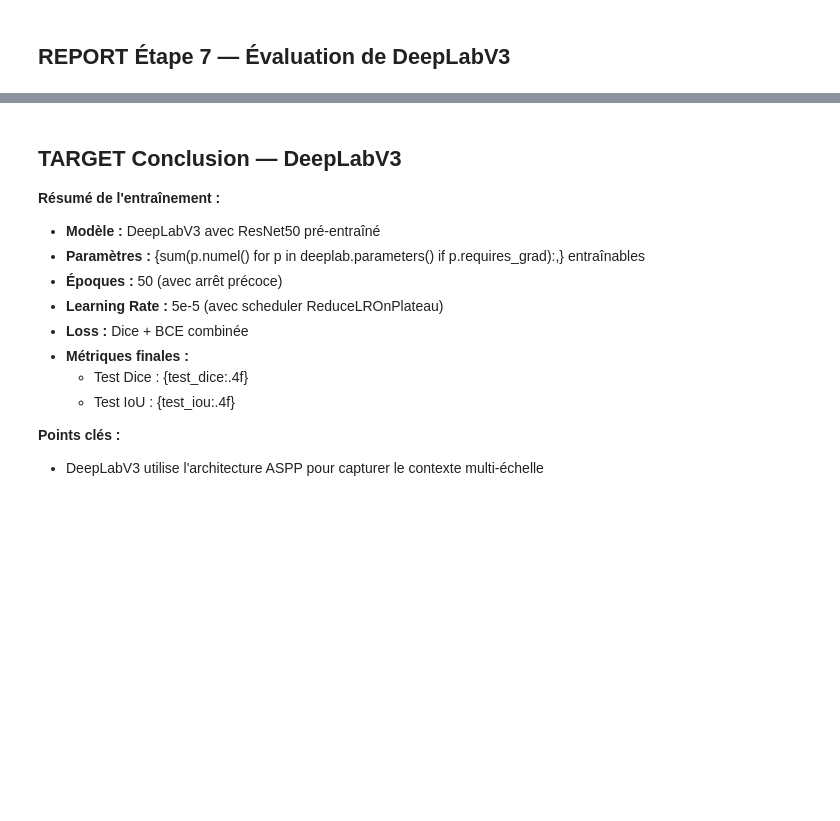
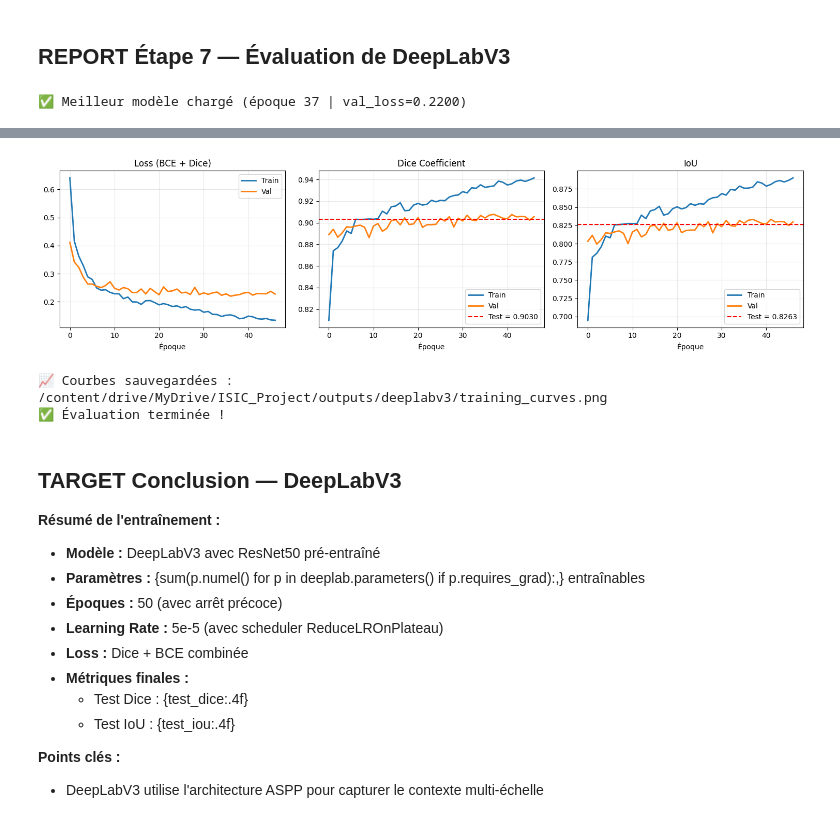
Before and after one commit to bijigunerachid/Segmentation-ISIC-, a Jupyter notebook: notebooks/deeplabv3/01_Train_DeepLabV3.ipynb, the cells around one changed output, grey strips where cells are left out. Cells and saved outputs as stored; diff of their text form; code cells hidden in the pictures; blank space fills up the shorter version.

```diff
--- a/notebooks/deeplabv3/01_Train_DeepLabV3.ipynb
+++ b/notebooks/deeplabv3/01_Train_DeepLabV3.ipynb
@@ -46,3 +50,5 @@ from albumentations.pytorch import ToTensorV2
 import cv2
 from tqdm import tqdm
 import json, time
+device = torch.device('cuda' if torch.cuda.is_available() else 'cpu')
+print(f'Device : {device}')
@@ -109,7 +120,7 @@ class DeepLabV3Wrapper(nn.Module):
     def __init__(self, out_channels=1, pretrained=True):
         super().__init__()
         weights = seg_models.DeepLabV3_ResNet50_Weights.DEFAULT if pretrained else None
-        self.model = seg_models.deeplabv3_resnet50(weights=weights, aux_loss=False)
+        self.model = seg_models.deeplabv3_resnet50(weights=weights, aux_loss=None)
         self.model.classifier[4] = nn.Conv2d(256, out_channels, kernel_size=1)
     def forward(self, x):
         out = self.model(x)['out']
@@ -274,64 +398,68 @@ print('OK Entraînement terminé !')
 ## REPORT Étape 7 — Évaluation de DeepLabV3
 # %%
 # ── Charger le meilleur modèle ──────────────────────
-checkpoint = torch.load(save_path)
+checkpoint = torch.load(save_path, map_location=device)
 deeplab.load_state_dict(checkpoint['model_state_dict'])
 deeplab.eval()
+print(f"✅ Meilleur modèle chargé (époque {checkpoint.get('epoch', '?')+1} | val_loss={checkpoint.get('loss', 0):.4f})")
 
 # ── Évaluation sur le jeu de test ────────────────────
 test_dice = 0.0
-test_iou = 0.0
-all_preds = []
-all_targets = []
+test_iou  = 0.0
+test_loss = 0.0
 
 with torch.no_grad():
     for images, masks in tqdm(test_loader, desc='Évaluation sur le test'):
         images, masks = images.to(device), masks.to(device)
         outputs = deeplab(images)
+        test_loss += criterion(outputs, masks).item()
         test_dice += dice_coeff(outputs, masks).item()
-        test_iou += iou_coeff(outputs, masks).item()
-        all_preds.append(torch.sigmoid(outputs).cpu())
-        all_targets.append(masks.cpu())
+        test_iou  += iou_coeff(outputs, masks).item()
 
-test_dice /= len(test_loader)
-test_iou /= len(test_loader)
+n = len(test_loader)
+test_loss /= n
+test_dice /= n
+test_iou  /= n
 
-print(f'REPORT DeepLabV3 - Test Dice: {test_dice:.4f} | Test IoU: {test_iou:.4f}')
+print(f'📊 REPORT DeepLabV3 — Test Loss: {test_loss:.4f} | Dice: {test_dice:.4f} | IoU: {test_iou:.4f}')
 
 # ── Sauvegarder les métriques ────────────────────────
 test_metrics = {
-    'model': 'DeepLabV3',
+    'model':     'DeepLabV3',
+    'test_loss': test_loss,
     'test_dice': test_dice,
-    'test_iou': test_iou,
-    'history': history
+    'test_iou':  test_iou,
+    'history':   history,
 }
 
-with open('outputs/deeplabv3/test_metrics.json', 'w') as f:
+metrics_path = os.path.join(OUTPUTS_DIR, 'test_metrics.json')
+with open(metrics_path, 'w') as f:
     json.dump(test_metrics, f, indent=4)
+print(f"💾 Métriques sauvegardées : {metrics_path}")
 
 # ── Tracer les courbes ───────────────────────────────
-plt.figure(figsize=(12, 4))
+fig, axes = plt.subplots(1, 3, figsize=(15, 4))
 
-plt.subplot(1, 3, 1)
-plt.plot(history['train_loss'], label='Train Loss')
-plt.plot(history['val_loss'], label='Val Loss')
-plt.title('Loss')
-plt.legend()
+axes[0].plot(history['train_loss'], label='Train', linewidth=2)
+axes[0].plot(history['val_loss'],   label='Val',   linewidth=2)
+axes[0].set_title('Loss (BCE + Dice)'); axes[0].set_xlabel('Époque'); axes[0].legend(); axes[0].grid(alpha=0.3)
 
-plt.subplot(1, 3, 2)
-plt.plot(history['train_dice'], label='Train Dice')
-plt.plot(history['val_dice'], label='Val Dice')
-plt.title('Dice Coefficient')
-plt.legend()
+axes[1].plot(history['train_dice'], label='Train', linewidth=2)
+axes[1].plot(history['val_dice'],   label='Val',   linewidth=2)
+axes[1].axhline(test_dice, color='red', linestyle='--', label=f'Test = {test_dice:.4f}')
+axes[1].set_title('Dice Coefficient'); axes[1].set_xlabel('Époque'); axes[1].legend(); axes[1].grid(alpha=0.3)
 
-plt.subplot(1, 3, 3)
-plt.plot(history['train_iou'], label='Train IoU')
-plt.plot(history['val_iou'], label='Val IoU')
-plt.title('IoU')
-plt.legend()
+axes[2].plot(history['train_iou'], label='Train', linewidth=2)
+axes[2].plot(history['val_iou'],   label='Val',   linewidth=2)
+axes[2].axhline(test_iou, color='red', linestyle='--', label=f'Test = {test_iou:.4f}')
+axes[2].set_title('IoU'); axes[2].set_xlabel('Époque'); axes[2].legend(); axes[2].grid(alpha=0.3)
 
 plt.tight_layout()
-plt.savefig('outputs/deeplabv3/training_curves.png', dpi=300, bbox_inches='tight')
+curves_path = os.path.join(OUTPUTS_DIR, 'training_curves.png')
+plt.savefig(curves_path, dpi=300, bbox_inches='tight')
 plt.show()
+print(f"📈 Courbes sauvegardées : {curves_path}")
 
-print('OK Évaluation terminée !')
+print('✅ Évaluation terminée !')
+# %% [output]
+✅ Meilleur modèle chargé (époque 37 | val_loss=0.2200)
@@ -338,3 +468,6 @@ print('OK Évaluation terminée !')
+[figure, added]
+📈 Courbes sauvegardées : /content/drive/MyDrive/ISIC_Project/outputs/deeplabv3/training_curves.png
+✅ Évaluation terminée !
 # %% [markdown]
 ## TARGET Conclusion — DeepLabV3
 
```
Also changed, not shown: parts of 6 cells of this notebook, 30 other files.
